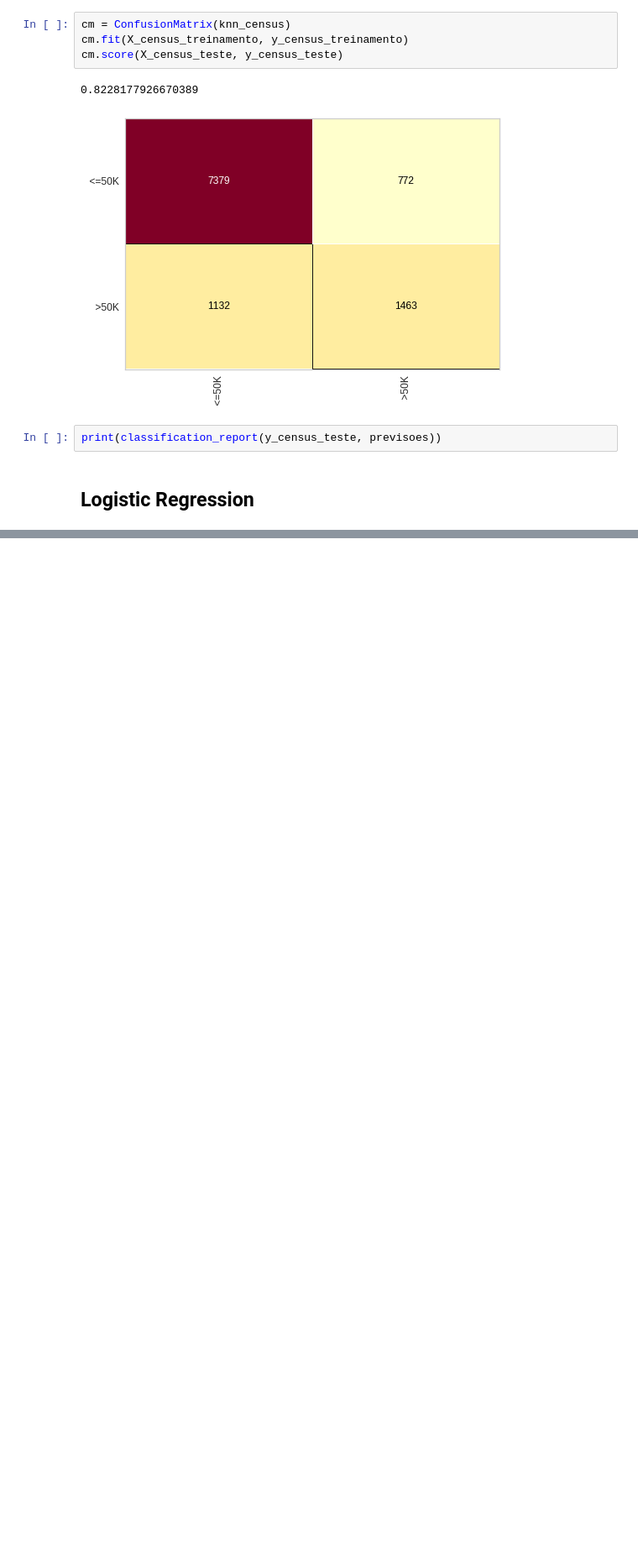
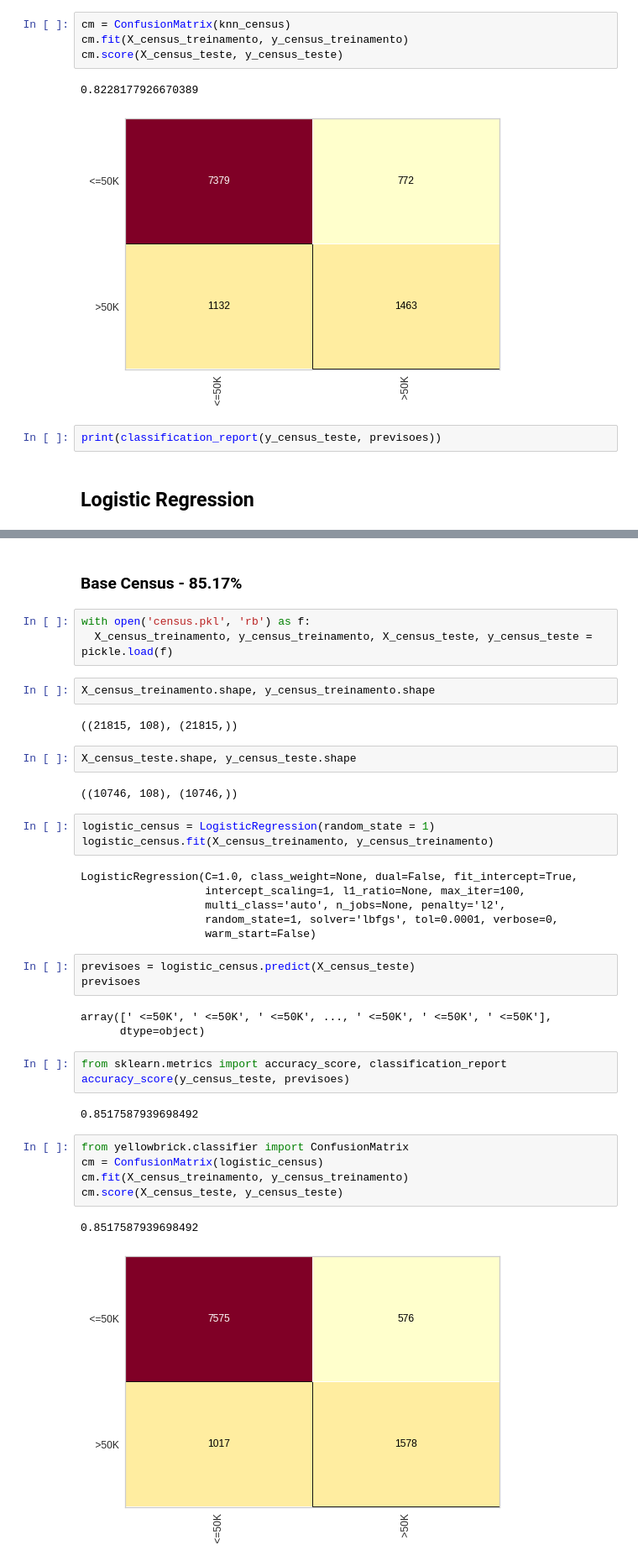
Before and after one commit to WES404/Machine_Learning_udemy, a Jupyter notebook: ML_UDEMY.ipynb, the cells around one changed output, grey strips where cells are left out. Shown at 84% size. Drawn from its saved outputs; the diff is of its cells as text; blank space fills up the shorter version.

```diff
--- a/ML_UDEMY.ipynb
+++ b/ML_UDEMY.ipynb
@@ -850,0 +976,41 @@ print(classification_report(y_census_teste, previsoes))
+# %% [markdown]
+### Base Census - 85.17%
+# %%
+with open('census.pkl', 'rb') as f:
+  X_census_treinamento, y_census_treinamento, X_census_teste, y_census_teste = pickle.load(f)
+# %%
+X_census_treinamento.shape, y_census_treinamento.shape
+# %% [output]
+((21815, 108), (21815,))
+# %%
+X_census_teste.shape, y_census_teste.shape
+# %% [output]
+((10746, 108), (10746,))
+# %%
+logistic_census = LogisticRegression(random_state = 1)
+logistic_census.fit(X_census_treinamento, y_census_treinamento)
+# %% [output]
+LogisticRegression(C=1.0, class_weight=None, dual=False, fit_intercept=True,
+                   intercept_scaling=1, l1_ratio=None, max_iter=100,
+                   multi_class='auto', n_jobs=None, penalty='l2',
+                   random_state=1, solver='lbfgs', tol=0.0001, verbose=0,
+                   warm_start=False)
+# %%
+previsoes = logistic_census.predict(X_census_teste)
+previsoes
+# %% [output]
+array([' <=50K', ' <=50K', ' <=50K', ..., ' <=50K', ' <=50K', ' <=50K'],
+      dtype=object)
+# %%
+from sklearn.metrics import accuracy_score, classification_report
+accuracy_score(y_census_teste, previsoes)
+# %% [output]
+0.8517587939698492
+# %%
+from yellowbrick.classifier import ConfusionMatrix
+cm = ConfusionMatrix(logistic_census)
+cm.fit(X_census_treinamento, y_census_treinamento)
+cm.score(X_census_teste, y_census_teste)
+# %% [output]
+0.8517587939698492
+[figure, added]
```
Also changed, not shown: parts of 37 cells of this notebook.
